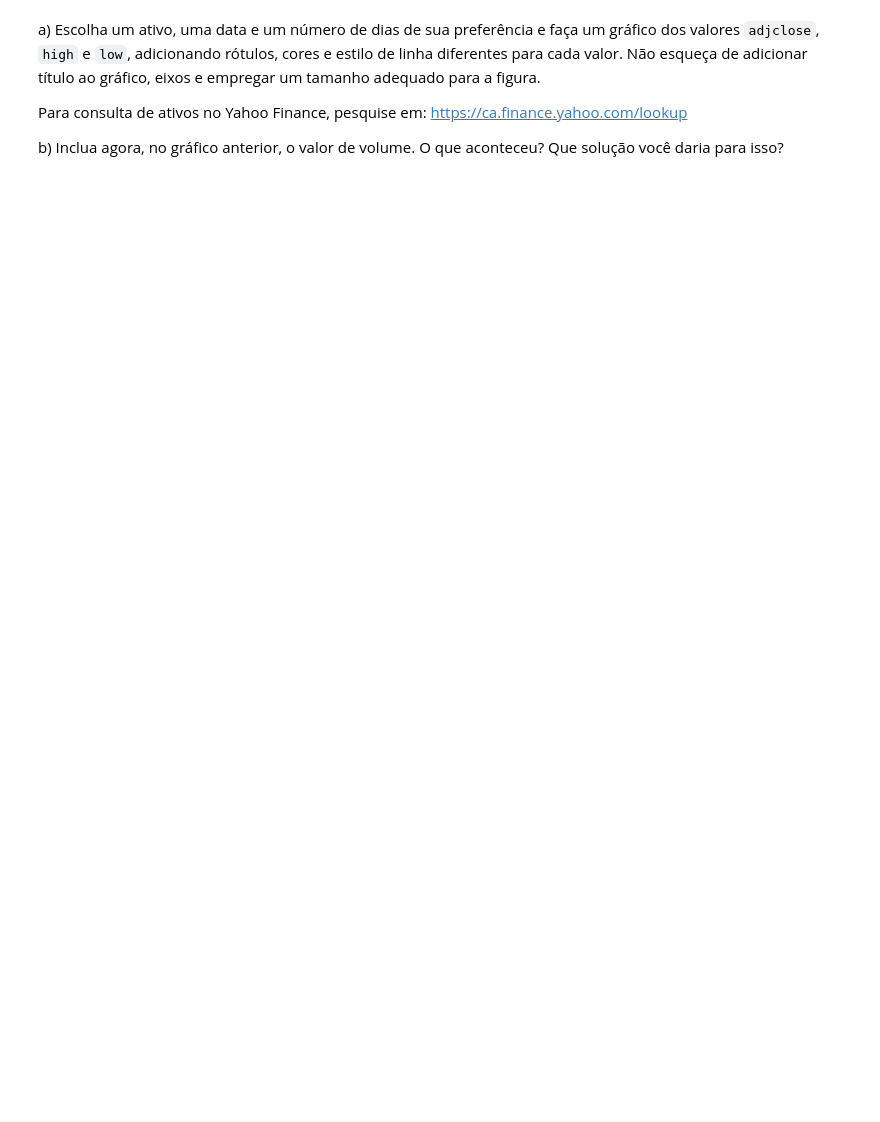
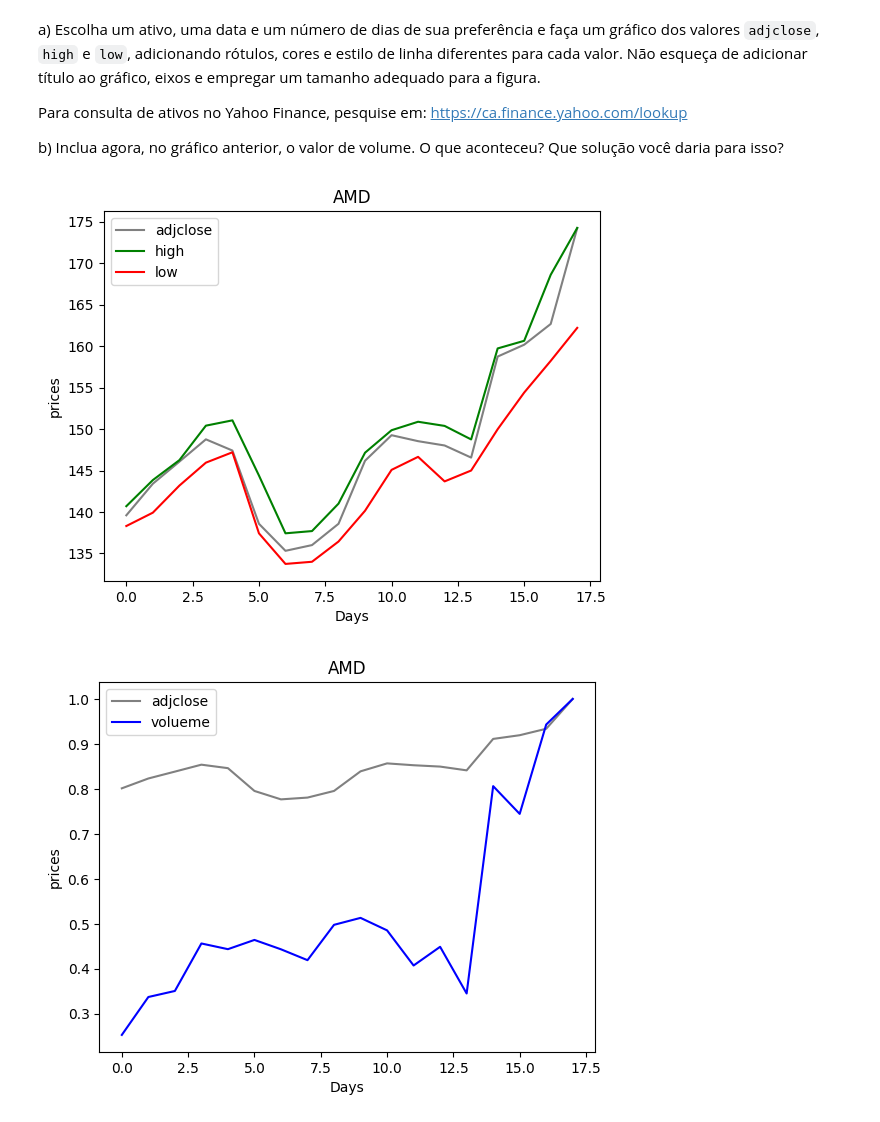
Before and after one commit to HenriqueBrainer/Mackenzie, a Jupyter notebook: Lab_Matplotlib.ipynb, the cells around one changed output. Cells and saved outputs as stored; diff of their text form; code cells hidden in the pictures; blank space fills up the shorter version.

```diff
--- a/Lab_Matplotlib.ipynb
+++ b/Lab_Matplotlib.ipynb
@@ -152,3 +153,27 @@ a) Escolha um ativo, uma data e um número de dias de sua preferência e faça u
 Para consulta de ativos no Yahoo Finance, pesquise em: https://ca.finance.yahoo.com/lookup
 
 b) Inclua agora, no gráfico anterior, o valor de volume. O que aconteceu? Que solução você daria para isso?
+# %%
+dias = np.arange(0, len(adjclose_AMD))
+plt.plot(dias ,adjclose_AMD, label='adjclose', color='gray')
+plt.plot(dias ,high_AMD, label='high', color='green')
+plt.plot(dias ,low_AMD, label='low', color='red')
+plt.legend()
+plt.xlabel('Days')
+plt.ylabel('prices')
+plt.title("AMD")
+plt.show()
+
+adjclose_AMD_norm = adjclose_AMD / adjclose_AMD.max() #Normalização, para valores discrepantes
+volume_AMD_norm = volume_AMD / volume_AMD.max()
+
+plt.plot(dias ,adjclose_AMD_norm, label='adjclose', color='gray')
+plt.plot(dias ,volume_AMD_norm, label='volume', color='blue')
+plt.legend()
+plt.xlabel('Days')
+plt.ylabel('prices')
+plt.title("AMD")
+plt.show()
+# %% [output]
+[figure, added]
+[figure, added]
```
Also changed, not shown: parts of 2 cells of this notebook.
